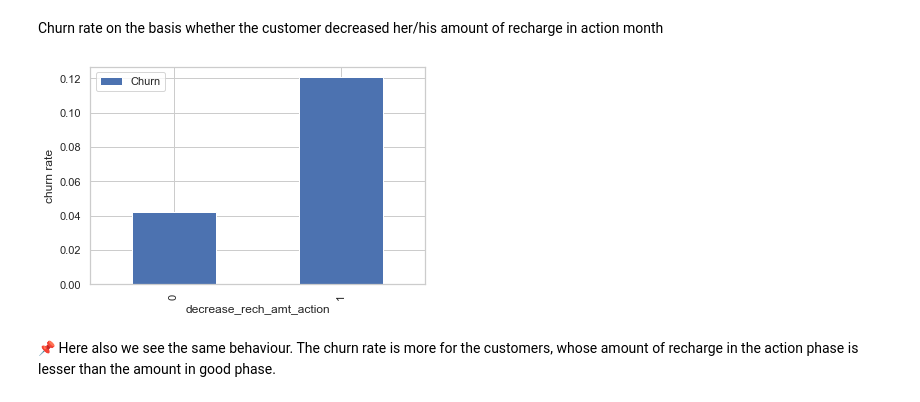
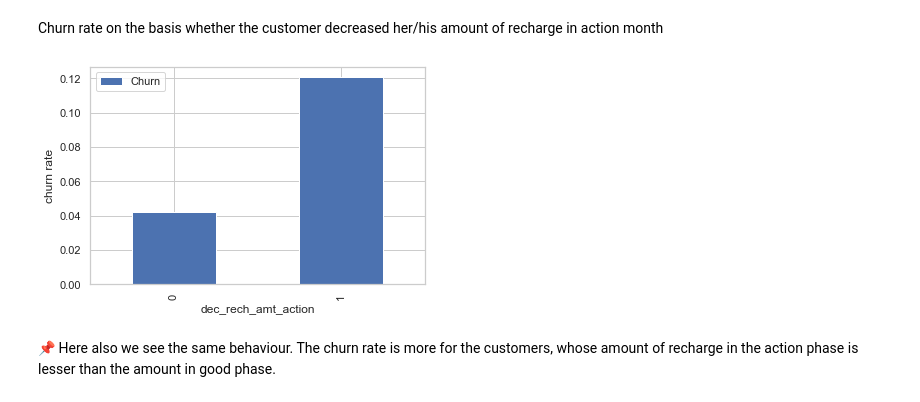
Before and after one commit to SatyugRaj/Telecom_Churn_Case_Study, a Jupyter notebook: Telecom_Churn_Case_Study.ipynb, the cells around one changed output. Saved outputs shown, nothing was run; the diff lists cells and outputs as text; code cells hidden in the pictures.

```diff
--- a/Telecom_Churn_Case_Study.ipynb
+++ b/Telecom_Churn_Case_Study.ipynb
@@ -124,13 +125,13 @@ Those who have recharged with an amount more than or equal to X, where X is grea
 DF['avg_rech_6_7']=(DF['total_rech_amt_6']+DF['total_rech_amt_7'])/2
 # %%
 #Finding 70th percentile for the new column
-X=DF['avg_recharge_6_7'].quantile(0.7)
+X=DF['avg_rech_6_7'].quantile(0.7)
 X
 # %% [output]
 368.5
 # %%
 # filtering only the customers who have recharger more than X i.e are HIGH-VALUE Customers.
-DF=DF[DF['avg_recharge_6_7'] >= X]
+DF=DF[DF['avg_rech_6_7'] >= X]
 DF.head()
 # %% [output]
 |  | mobile_number | circle_id | loc_og_t2o_mou | std_og_t2o_mou | loc_ic_t2o_mou | arpu_6 | arpu_7 | arpu_8 | ... |
@@ -441,11 +459,11 @@ plt.show()
 # %% [markdown]
 Churn rate on the basis whether the customer decreased her/his amount of recharge in action month
 # %%
-new_DF.pivot_table(values='Churn', index='decrease_rech_amt_action', aggfunc='mean').plot.bar()
+new_DF.pivot_table(values='Churn', index='dec_rech_amt_action', aggfunc='mean').plot.bar()
 plt.ylabel('churn rate')
 plt.show()
 # %% [output]
-[figure, old version]
+[figure, new version]
 # %% [markdown]
 📌 Here also we see the same behaviour. The churn rate is more for the customers, whose amount of recharge in the action phase is lesser than the amount in good phase.
 # %% [markdown]
```
Also changed, not shown: parts of 132 cells of this notebook.
